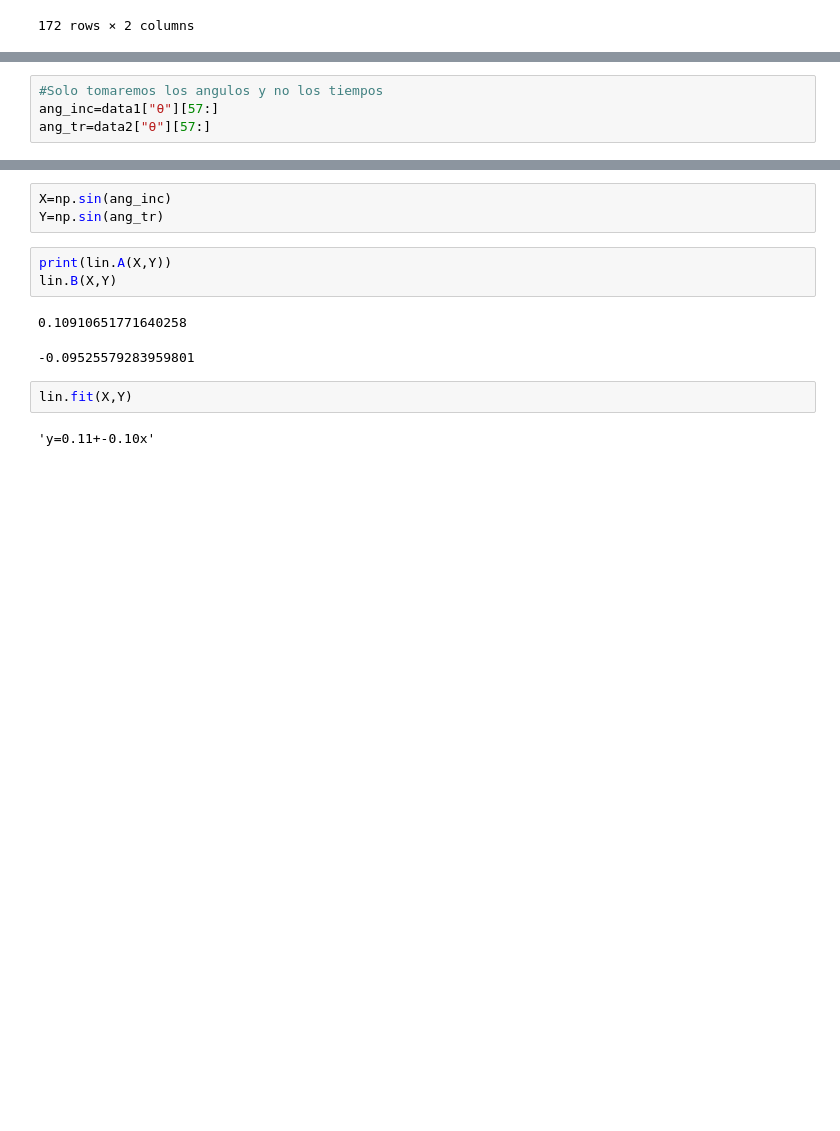
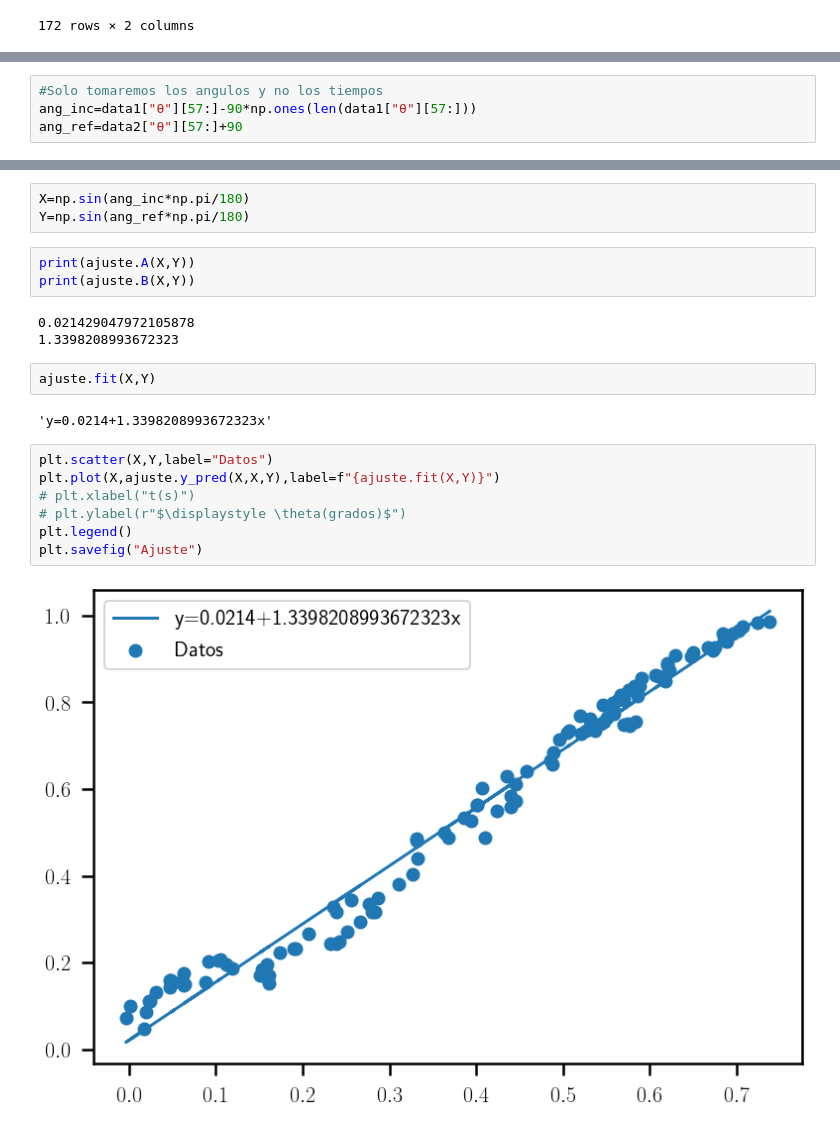
Before and after one commit to jerck1/MetodosComputacionales1, a Jupyter notebook: Actividad_7/Ajustes_Snell.ipynb, the cells around one changed output, grey strips where cells are left out. Cells and saved outputs as stored; diff of their text form; blank space fills up the shorter version.

```diff
--- a/Actividad_7/Ajustes_Snell.ipynb
+++ b/Actividad_7/Ajustes_Snell.ipynb
@@ -90,4 +109,4 @@ KeyError: 172
 # %%
 #Solo tomaremos los angulos y no los tiempos
-ang_inc=data1["θ"][57:]
-ang_tr=data2["θ"][57:]
+ang_inc=data1["θ"][57:]-90*np.ones(len(data1["θ"][57:]))
+ang_ref=data2["θ"][57:]+90
@@ -104,13 +146,22 @@ $$\hat{y}=Bx+A$$
 # %%
-X=np.sin(ang_inc)
-Y=np.sin(ang_tr)
+X=np.sin(ang_inc*np.pi/180)
+Y=np.sin(ang_ref*np.pi/180)
 # %%
-print(lin.A(X,Y))
-lin.B(X,Y)
+print(ajuste.A(X,Y))
+print(ajuste.B(X,Y))
 # %% [output]
-0.10910651771640258
+0.021429047972105878
+1.3398208993672323
--0.09525579283959801
 # %%
-lin.fit(X,Y)
+ajuste.fit(X,Y)
 # %% [output]
-'y=0.11+-0.10x'
+'y=0.0214+1.3398208993672323x'
+# %%
+plt.scatter(X,Y,label="Datos")
+plt.plot(X,ajuste.y_pred(X,X,Y),label=f"{ajuste.fit(X,Y)}")
+# plt.xlabel("t(s)")
+# plt.ylabel(r"$\displaystyle \theta(grados)$")
+plt.legend()
+plt.savefig("Ajuste")
+# %% [output]
+[figure, added]
```
Also changed, not shown: parts of 9 cells of this notebook, 3 other files.
